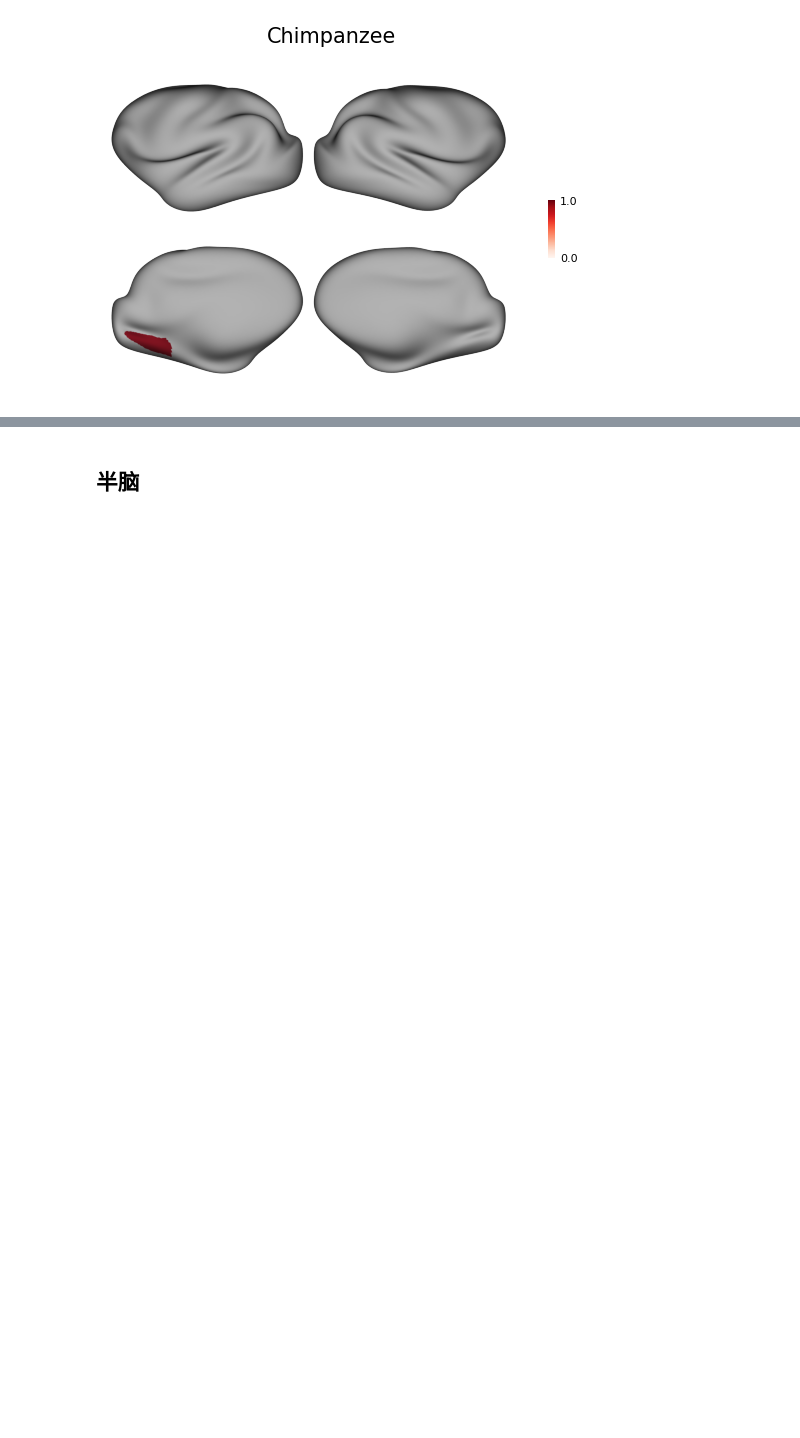
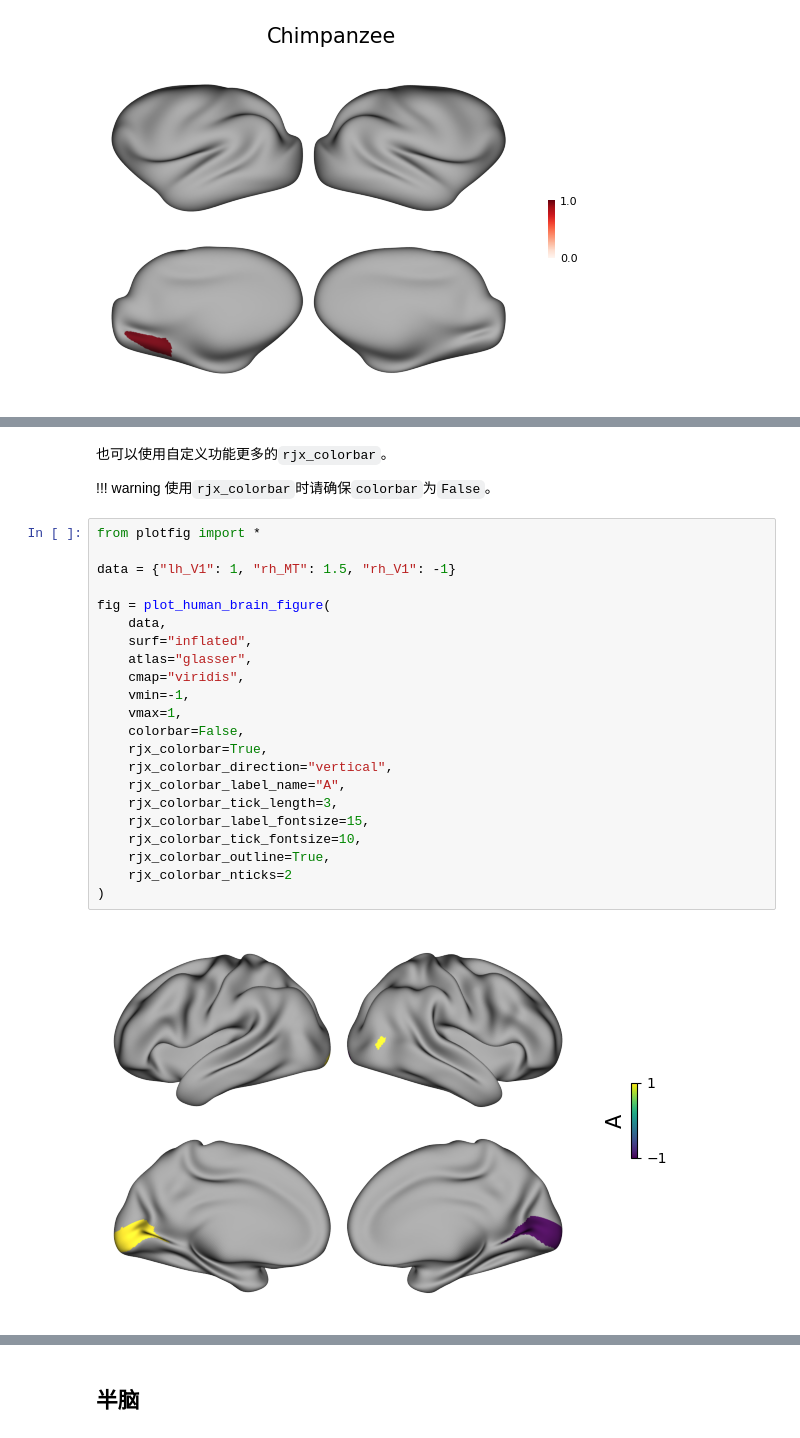
Before and after one commit to RicardoRyn/plotfig, a Jupyter notebook: notebooks/brain_surface.ipynb, the cells around one changed output, grey strips where cells are left out. Drawn from its saved outputs; the diff is of its cells as text; blank space fills up the shorter version.

```diff
--- a/notebooks/brain_surface.ipynb
+++ b/notebooks/brain_surface.ipynb
@@ -56,0 +1865,29 @@ fig = plot_chimpanzee_brain_figure(chimpanzee_data, title_name="Chimpanzee")
+# %% [markdown]
+也可以使用自定义功能更多的`rjx_colorbar`。
+
+!!! warning
+    使用`rjx_colorbar`时请确保`colorbar`为`False`。
+# %%
+from plotfig import *
+
+data = {"lh_V1": 1, "rh_MT": 1.5, "rh_V1": -1}
+
+fig = plot_human_brain_figure(
+    data,
+    surf="inflated",
+    atlas="glasser",
+    cmap="viridis",
+    vmin=-1,
+    vmax=1,
+    colorbar=False,
+    rjx_colorbar=True,
+    rjx_colorbar_direction="vertical",
+    rjx_colorbar_label_name="A",
+    rjx_colorbar_tick_length=3,
+    rjx_colorbar_label_fontsize=15,
+    rjx_colorbar_tick_fontsize=10,
+    rjx_colorbar_outline=True,
+    rjx_colorbar_nticks=2
+)
+# %% [output]
+[figure, added]
```
Also changed, not shown: parts of 19 cells of this notebook, 27 other files.
